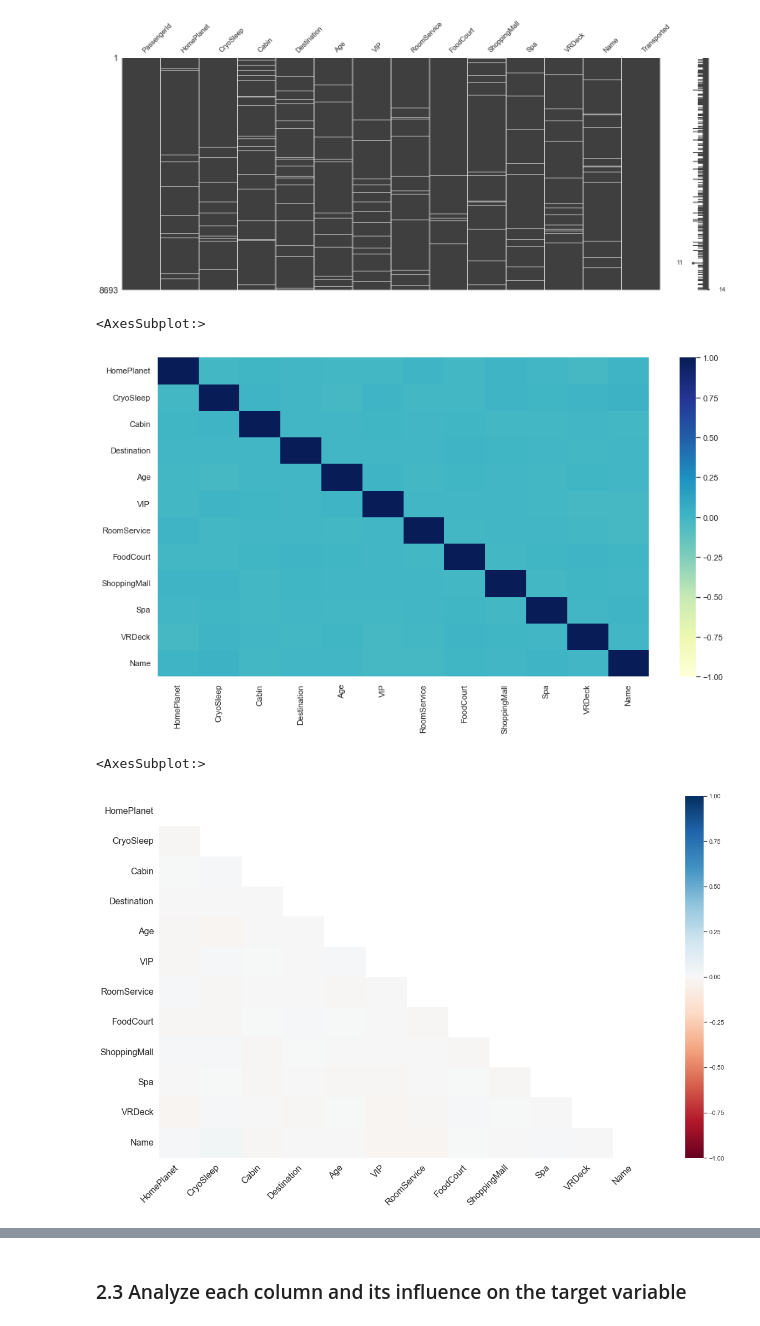
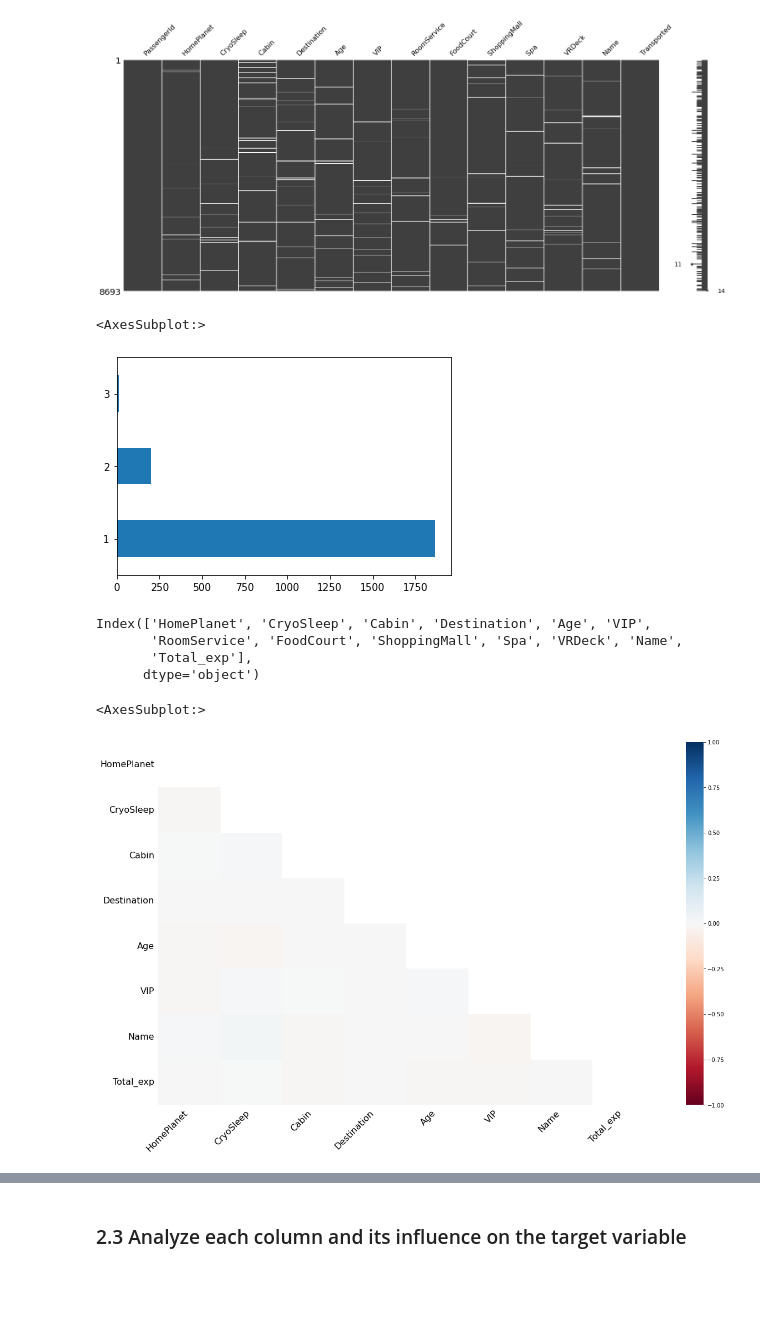
Before and after one commit to PatrickSVM/Spaceship-Titanic-Kaggle-Challenge, a Jupyter notebook: Spaceship_Titanic.ipynb, the cells around one changed output, grey strips where cells are left out. Drawn from its saved outputs; the diff is of its cells as text; code cells hidden in the pictures; blank space fills up the shorter version.

Commit message:
Some more thoughts on NaN-values

```diff
--- a/Spaceship_Titanic.ipynb
+++ b/Spaceship_Titanic.ipynb
@@ -122,9 +122,9 @@ train.isna().sum().sort_values().plot(kind="barh")
 [figure]
 # %%
 # Where are the NaN-values? All in same row or more distributed?
-sns.set(rc = {'figure.figsize':(15,8)})
+plt.figure(figsize=(15,8)) # Do not use sns.set(...), this will change apperance of all plt plots!
 nan_plot = sns.heatmap(train.drop(["PassengerId", "Transported"], axis=1).isna(),
             cmap="YlGnBu",
             cbar_kws={'label': 'Missing Data'})
-new_labels = nan_plot.set_xticklabels(nan_plot.get_xticklabels(), rotation=45, horizontalalignment='right')
+#new_labels = nan_plot.set_xticklabels(nan_plot.get_xticklabels(), rotation=45, horizontalalignment='right')
 # %% [output]
@@ -141,17 +141,32 @@ msno.matrix(train)
 <AxesSubplot:>
 [figure]
 # %%
-sns.heatmap(train.drop(["PassengerId", "Transported"], axis=1).isnull().corr(), vmin=-1, vmax=1, cmap="YlGnBu")
-# SAMEEEEEEEEE
+row_nans = train.drop(["PassengerId", "Transported"], axis=1).isnull().sum(axis=1)
+row_nans[row_nans>0].value_counts().plot(kind="barh")
 # %% [output]
 <AxesSubplot:>
-[figure, old version]
+[figure, new version]
+# %%
+nan_corr.columns
+# %% [output]
+Index(['HomePlanet', 'CryoSleep', 'Cabin', 'Destination', 'Age', 'VIP',
+       'RoomService', 'FoodCourt', 'ShoppingMall', 'Spa', 'VRDeck', 'Name',
+       'Total_exp'],
+      dtype='object')
 # %%
+# Now look at NaNs in total_expenses instead of every one on their own (higher chance of seeing correlation):
+nan_corr = train.drop(["PassengerId", "Transported"], axis=1)
+nan_corr["Total_exp"] = train.iloc[:, [7,8,9,10,11]].sum(axis=1, skipna=False)
+
 # Let's look at NaN-position-correlations:
 # -1: If missing in this col, definetly not missing in other col
 #  0: Absence of value has no correlation
 #  1: If NaN in one column then definetly NaN in other column too
-msno.heatmap(train.drop(["PassengerId", "Transported"], axis=1))
+msno.heatmap(nan_corr.drop(['RoomService', 'FoodCourt', 'ShoppingMall', 'Spa', 'VRDeck'], axis=1))
+
+# Interesting fact:
+# The method just uses the correlation you can get with train.isna().corr()
+# sns.heatmap(train.drop(["PassengerId", "Transported"], axis=1).isnull().corr(), vmin=-1, vmax=1, cmap="YlGnBu")
 # %% [output]
 <AxesSubplot:>
-[figure, old version]
+[figure, new version]
```
Also changed, not shown: parts of 8 cells of this notebook.
